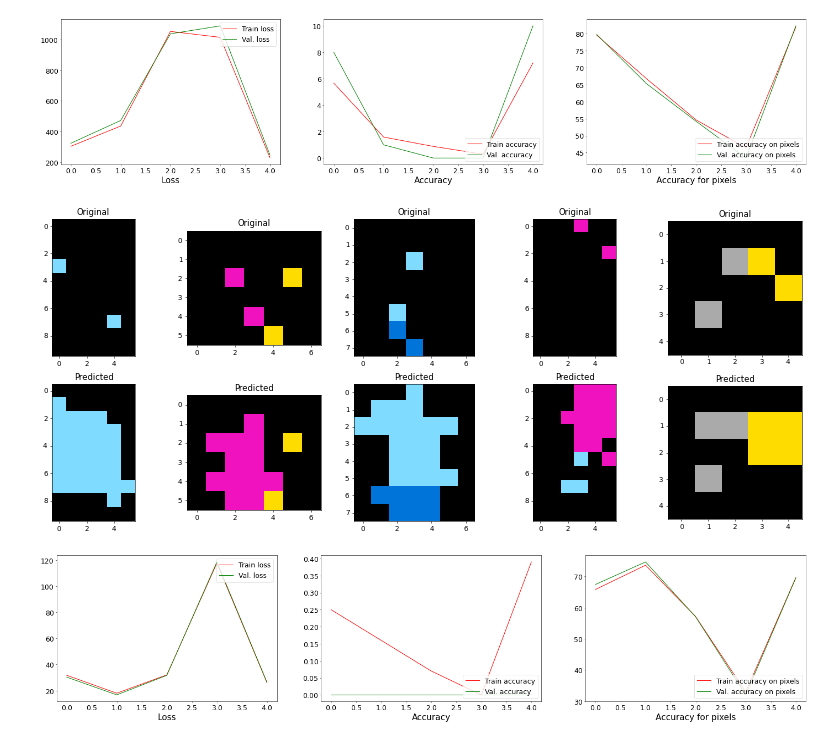
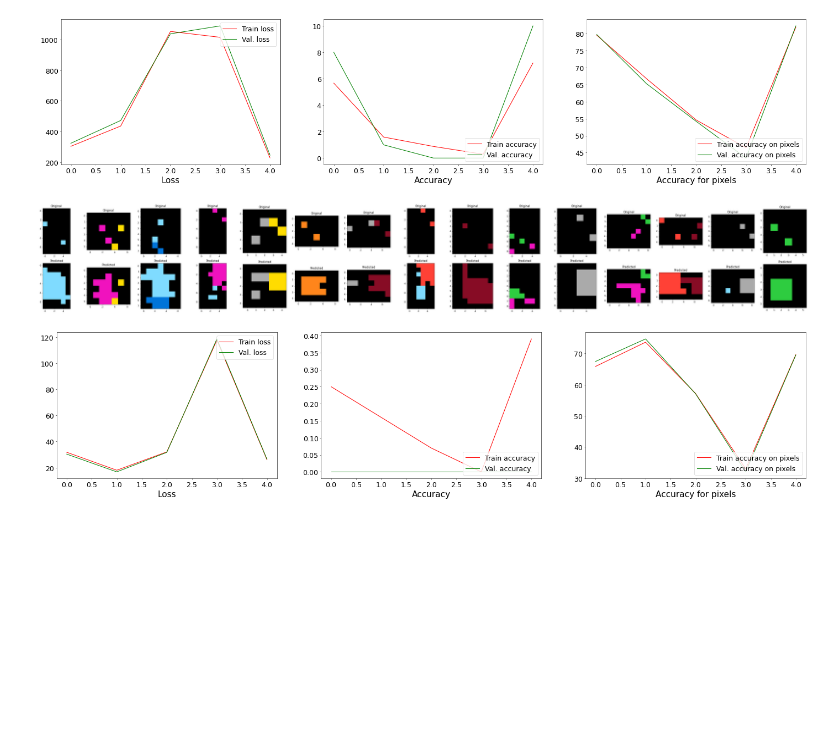
Before and after one commit to EgonFerri/Final_project_Aml_ARC, a Jupyter notebook: Task_analysis_Egon.ipynb, the cells around one changed output. Cells and saved outputs as stored; diff of their text form; code cells hidden in the pictures; blank space fills up the shorter version.

```diff
--- a/Task_analysis_Egon.ipynb
+++ b/Task_analysis_Egon.ipynb
@@ -1296,9 +1296,9 @@ plot_metrics(load_results(path,'CNN_result_T5'))
 # %% [output]
 [figure]
 # %%
-compare_plots(load_results(path, 'CNN_wrong_pred_T5'), n=5) # 5 wrong predictions
+compare_plots(load_results(path, 'CNN_predictions_T5'), n=15)
 # %% [output]
-[figure, old version]
+[figure, new version]
 # %%
 CNN3_result_T5, CNN3_predictions_T5, CNN3_wrong_pred_T5 = evaluate_metrics(TaskSolver(),
                                                                             data,
```
Also changed, not shown: parts of 5 cells of this notebook, 15 other files.
